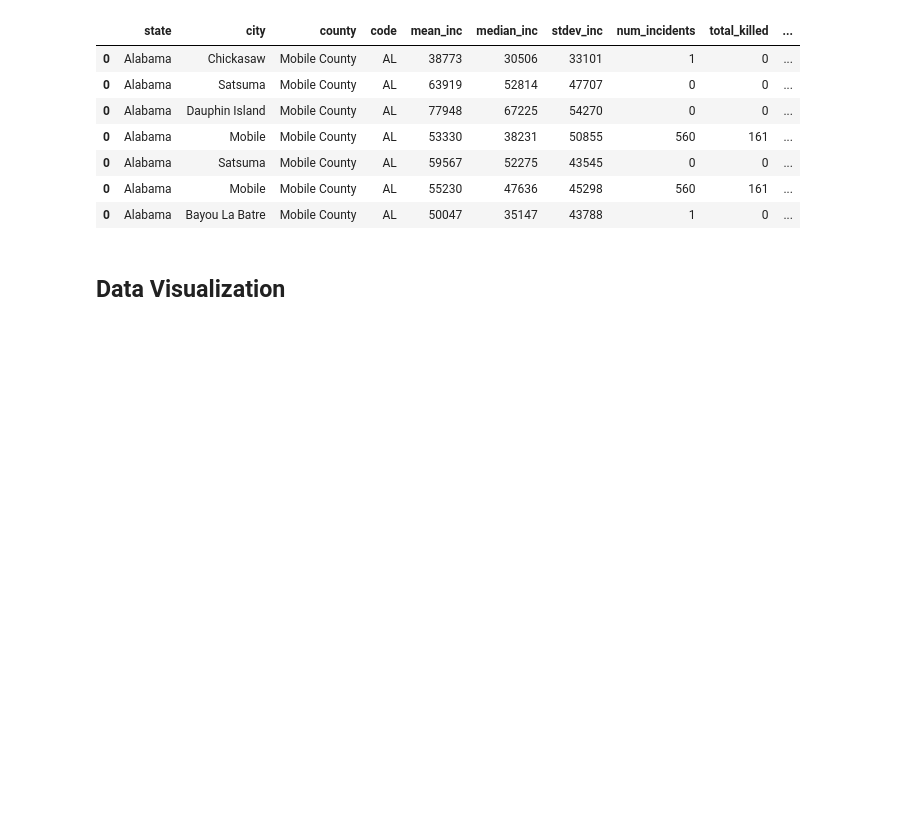
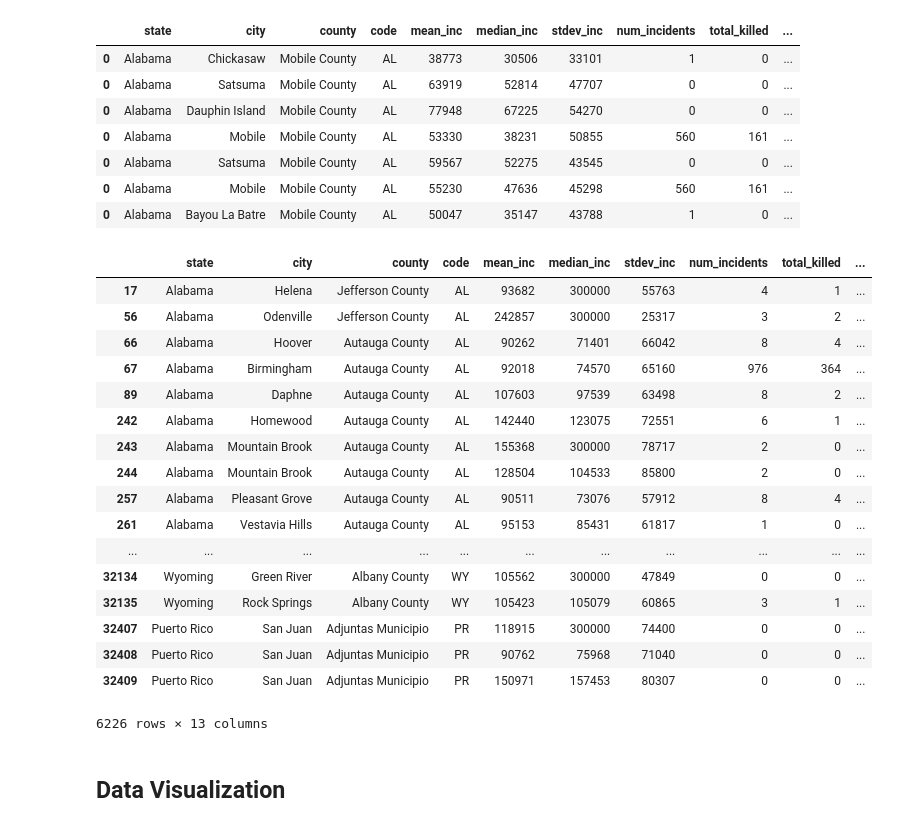
Before and after one commit to jcloo/COGS108_Final_2019, a Jupyter notebook: FinalProject.ipynb, the cells around one changed output. Drawn from its saved outputs; the diff is of its cells as text; code cells hidden in the pictures; blank space fills up the shorter version.

```diff
--- a/FinalProject.ipynb
+++ b/FinalProject.ipynb
@@ -240,6 +238,27 @@ city_metrics.loc[(city_metrics['county'] == 'Mobile County')]
 | 0 | Alabama | Satsuma | Mobile County | AL | 59567 | 52275 | 43545 | 0 | 0 | ... |
 | 0 | Alabama | Mobile | Mobile County | AL | 55230 | 47636 | 45298 | 560 | 161 | ... |
 | 0 | Alabama | Bayou La Batre | Mobile County | AL | 50047 | 35147 | 43788 | 1 | 0 | ... |
+# %%
+city_metrics.loc[(city_metrics['mean_inc'] >= 90000)]
+# %% [output]
+|  | state | city | county | code | mean_inc | median_inc | stdev_inc | num_incidents | total_killed | ... |
+| 17 | Alabama | Helena | Jefferson County | AL | 93682 | 300000 | 55763 | 4 | 1 | ... |
+| 56 | Alabama | Odenville | Jefferson County | AL | 242857 | 300000 | 25317 | 3 | 2 | ... |
+| 66 | Alabama | Hoover | Autauga County | AL | 90262 | 71401 | 66042 | 8 | 4 | ... |
+| 67 | Alabama | Birmingham | Autauga County | AL | 92018 | 74570 | 65160 | 976 | 364 | ... |
+| 89 | Alabama | Daphne | Autauga County | AL | 107603 | 97539 | 63498 | 8 | 2 | ... |
+| 242 | Alabama | Homewood | Autauga County | AL | 142440 | 123075 | 72551 | 6 | 1 | ... |
+| 243 | Alabama | Mountain Brook | Autauga County | AL | 155368 | 300000 | 78717 | 2 | 0 | ... |
+| 244 | Alabama | Mountain Brook | Autauga County | AL | 128504 | 104533 | 85800 | 2 | 0 | ... |
+| 257 | Alabama | Pleasant Grove | Autauga County | AL | 90511 | 73076 | 57912 | 8 | 4 | ... |
+| 261 | Alabama | Vestavia Hills | Autauga County | AL | 95153 | 85431 | 61817 | 1 | 0 | ... |
+| ... | ... | ... | ... | ... | ... | ... | ... | ... | ... | ... |
+| 32134 | Wyoming | Green River | Albany County | WY | 105562 | 300000 | 47849 | 0 | 0 | ... |
+| 32135 | Wyoming | Rock Springs | Albany County | WY | 105423 | 105079 | 60865 | 3 | 1 | ... |
+| 32407 | Puerto Rico | San Juan | Adjuntas Municipio | PR | 118915 | 300000 | 74400 | 0 | 0 | ... |
+| 32408 | Puerto Rico | San Juan | Adjuntas Municipio | PR | 90762 | 75968 | 71040 | 0 | 0 | ... |
+| 32409 | Puerto Rico | San Juan | Adjuntas Municipio | PR | 150971 | 157453 | 80307 | 0 | 0 | ... |
+6226 rows × 13 columns
 # %% [markdown]
 ## Data Visualization
 # %%
```
Also changed, not shown: parts of 9 cells of this notebook.
